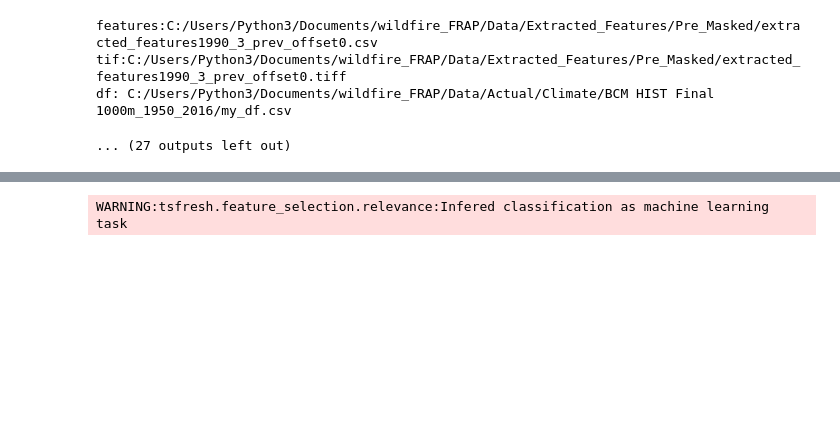
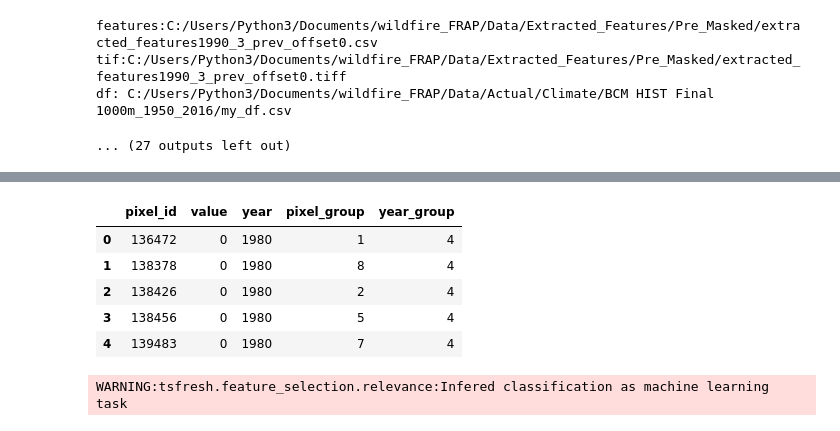
Before and after one commit to isaacWpark/wildfire_FRAP, a Jupyter notebook: Workflow/Window_Workflow_MultiYear_FullData_Modular_Dev.ipynb, the cells around one changed output, grey strips where cells are left out. Drawn from its saved outputs; the diff is of its cells as text; code cells hidden in the pictures; blank space fills up the shorter version.

```diff
--- a/Workflow/Window_Workflow_MultiYear_FullData_Modular_Dev.ipynb
+++ b/Workflow/Window_Workflow_MultiYear_FullData_Modular_Dev.ipynb
@@ -254,3 +235,12 @@ def TestTrain_Groupmaker(combined_Data, target_Data, varToGroupBy, groupVar, tes
+# %%
+target_Data2.head()
+# %% [output]
+|  | pixel_id | value | year | pixel_group | year_group |
+| 0 | 136472 | 0 | 1980 | 1 | 4 |
+| 1 | 138378 | 0 | 1980 | 8 | 4 |
+| 2 | 138426 | 0 | 1980 | 2 | 4 |
+| 3 | 138456 | 0 | 1980 | 5 | 4 |
+| 4 | 139483 | 0 | 1980 | 7 | 4 |
 # %%
 ### replace this with custom version where we select training locations, and training years
 ###(some points go into testing across all years, some years go into testing for all points)
```
Also changed, not shown: parts of 11 cells of this notebook.
